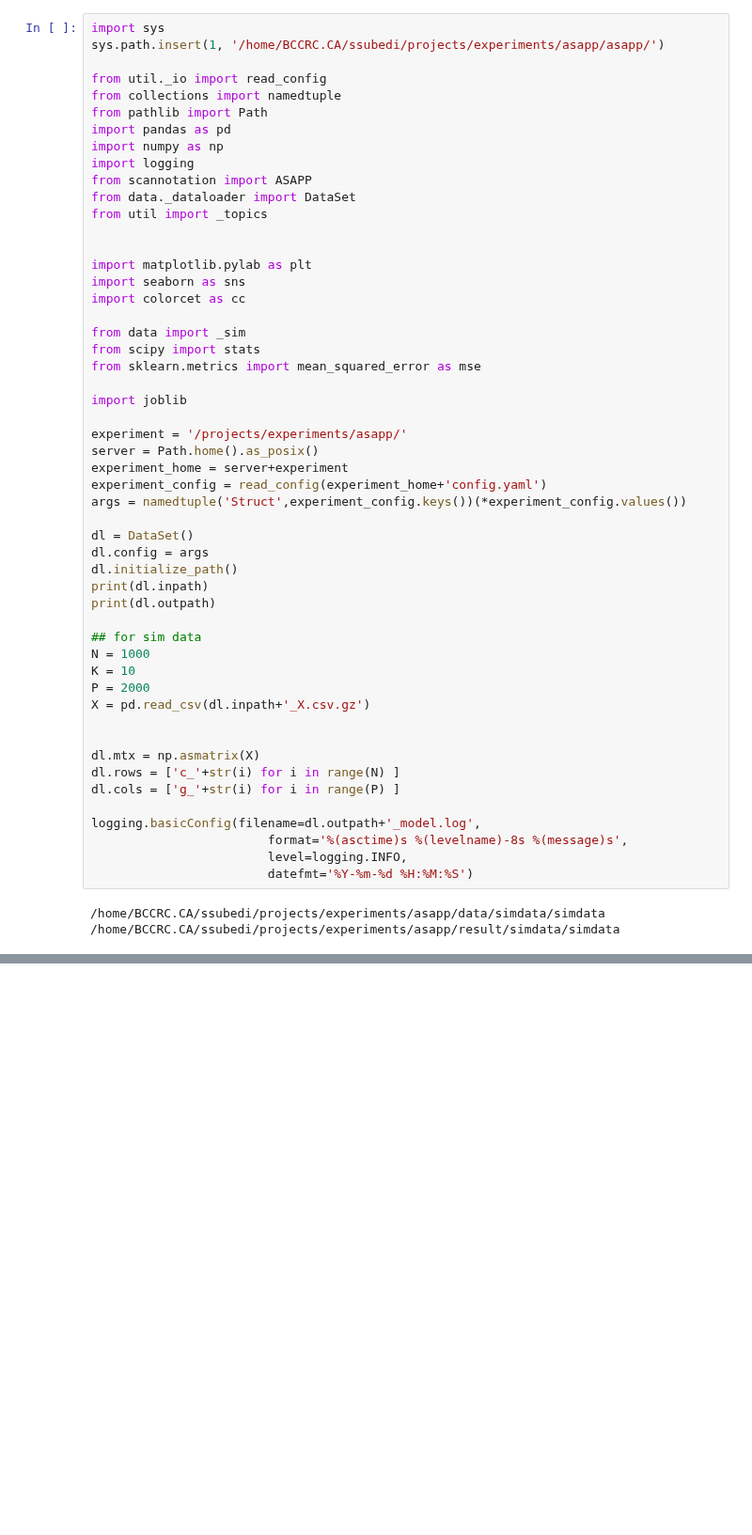
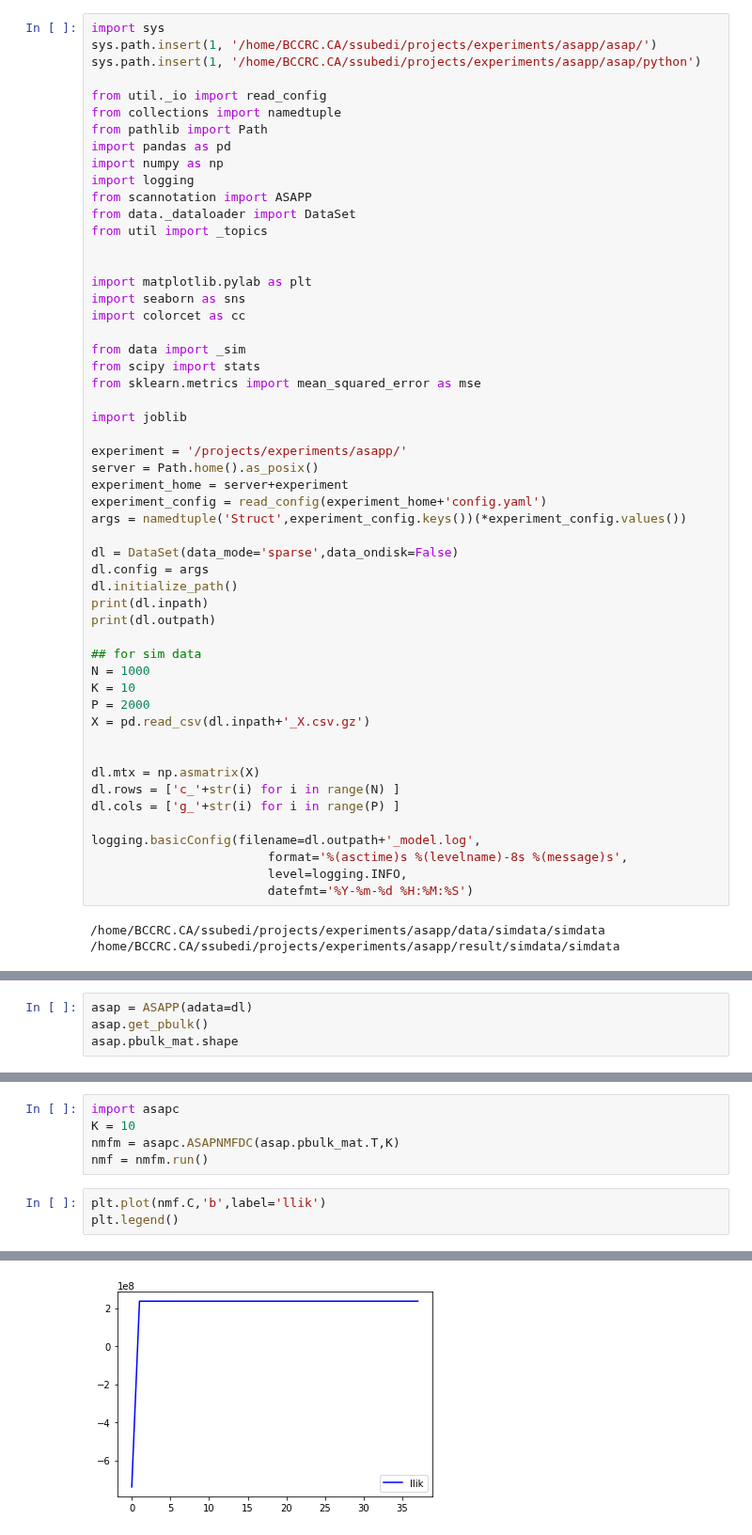
Before and after one commit to causalpathlab/asapp, a Jupyter notebook: examples/1_sim_data.ipynb, the cells around one changed output, grey strips where cells are left out. Shown at 94% size. Saved outputs shown, nothing was run; the diff lists cells and outputs as text; blank space fills up the shorter version.

```diff
--- a/examples/1_sim_data.ipynb
+++ b/examples/1_sim_data.ipynb
@@ -1,6 +1,7 @@
 # %%
 import sys
-sys.path.insert(1, '/home/BCCRC.CA/ssubedi/projects/experiments/asapp/asapp/')
+sys.path.insert(1, '/home/BCCRC.CA/ssubedi/projects/experiments/asapp/asap/')
+sys.path.insert(1, '/home/BCCRC.CA/ssubedi/projects/experiments/asapp/asap/python')
 
 from util._io import read_config
 from collections import namedtuple
@@ -29,7 +30,7 @@ experiment_home = server+experiment
 experiment_config = read_config(experiment_home+'config.yaml')
 args = namedtuple('Struct',experiment_config.keys())(*experiment_config.values())
 
-dl = DataSet()
+dl = DataSet(data_mode='sparse',data_ondisk=False)
 dl.config = args
 dl.initialize_path()
 print(dl.inpath)
@@ -70,0 +57,4 @@ axis[1].plot(asapsc.model.llk)
+# %%
+asap = ASAPP(adata=dl)
+asap.get_pbulk()
+asap.pbulk_mat.shape
@@ -70,0 +63,9 @@ axis[1].plot(asapsc.model.llk)
+# %%
+import asapc
+K = 10
+nmfm = asapc.ASAPNMFDC(asap.pbulk_mat.T,K)
+nmf = nmfm.run()
+# %%
+plt.plot(nmf.C,'b',label='llik')
+plt.legend()
+# %% [output]
@@ -70,0 +73 @@ axis[1].plot(asapsc.model.llk)
+[figure, added]
```
Also changed, not shown: parts of 10 cells of this notebook, 10 other files.
